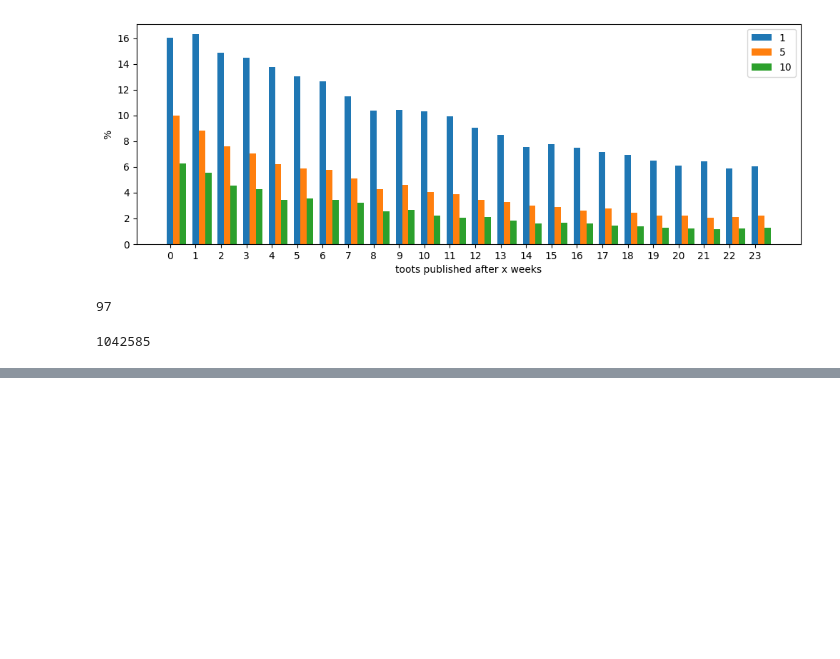
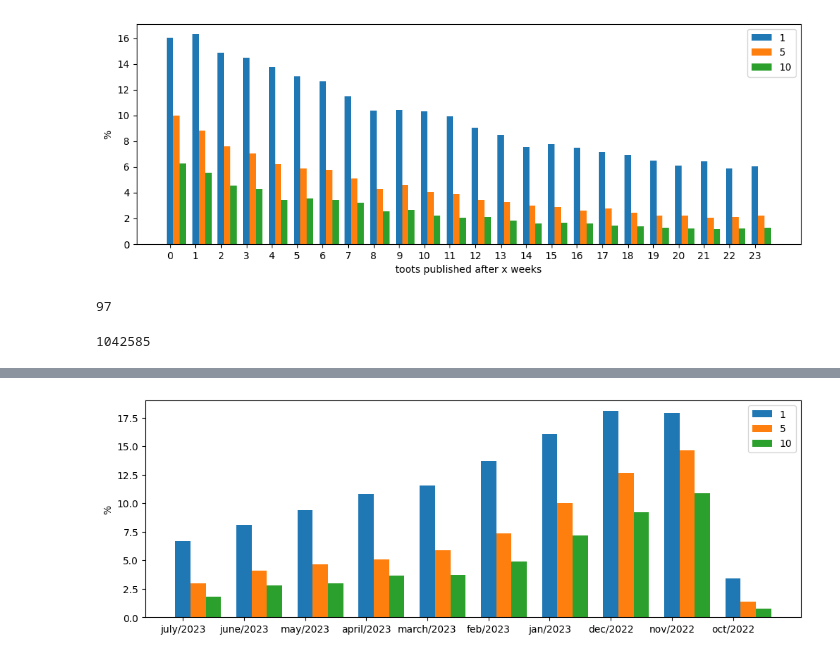
Before and after one commit to carolmb/mastodon-proj, a Jupyter notebook: notebooks/12_toots_stats.ipynb, the cells around one changed output, grey strips where cells are left out. Cells and saved outputs as stored; diff of their text form; code cells hidden in the pictures; blank space fills up the shorter version.

```diff
--- a/notebooks/12_toots_stats.ipynb
+++ b/notebooks/12_toots_stats.ipynb
@@ -244,0 +256,49 @@ len(all_toots)
+# %%
+def frequency(toots):
+    if len(toots) >= 5:
+        diffs = []
+        for idx,row in toots.iterrows():
+            diff = datetime.date(2023, 7, 30) - row['created_datetime_y'].to_pydatetime().date()
+            diffs.append(diff.days//30)
+        return diffs
+    else:
+        return []
+
+after_elon_freq = after_elon.groupby('mastodon_name').apply(frequency)
+
+X_weeks = 10
+to_plot = []
+for row in after_elon_freq:
+    unique, count = np.unique(row, return_counts=True)
+    week_hist = []
+    for week in range(X_weeks):
+        temp = count[unique == week]
+        if len(temp) == 0:
+            week_hist.append(0)
+        else:
+            week_hist.append(temp[0])
+    to_plot.append(week_hist)
+
+fig, ax = plt.subplots(figsize=(12,4))
+width = 0.25  # the width of the bars
+multiplier = 0
+X = np.arange(X_weeks)
+kuni_list_size = 4309
+
+for min_number_of_toots in [1, 5, 10]:
+    Y = []
+    for i in range(X_weeks):
+        y = [True for week in to_plot if week[i] >= min_number_of_toots]
+        y = 100*len(y)/kuni_list_size
+        Y.append(y)
+
+    offset = width * multiplier
+    rects = ax.bar(X + offset, Y, width, label=min_number_of_toots)
+    multiplier += 1
+
+plt.ylabel('%')
+plt.xticks(X, ['july/2023', 'june/2023', 'may/2023', 'april/2023', 'march/2023', 'feb/2023', 'jan/2023', 'dec/2022', 'nov/2022', 'oct/2022'])
+plt.legend()
+plt.savefig('mastodon_toots_freq_recent.png')
+# %% [output]
+[figure, added]
```
Also changed, not shown: parts of 2 cells of this notebook, 13 other files.
